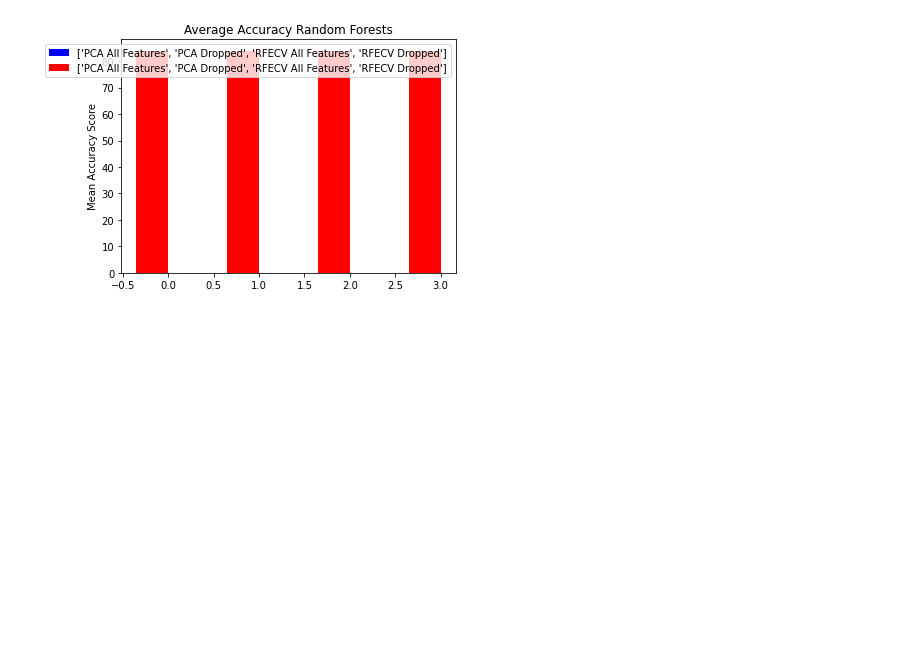
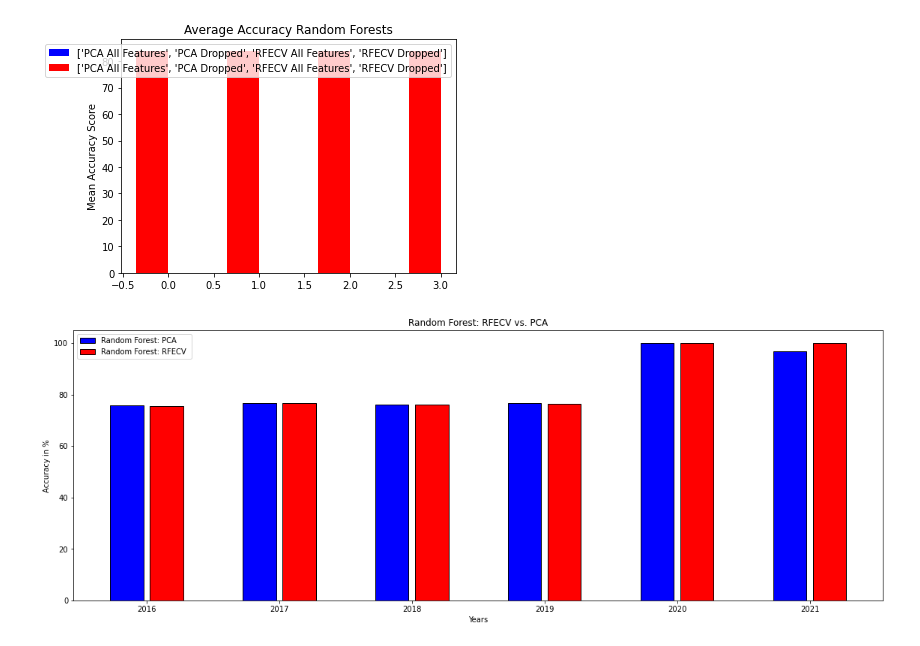
Before and after one commit to MatthewR1021/MLB_Classification, a Jupyter notebook: Modeling/Visualization_builder.ipynb, the cells around one changed output. Saved outputs shown, nothing was run; the diff lists cells and outputs as text; code cells hidden in the pictures; blank space fills up the shorter version.

```diff
--- a/Modeling/Visualization_builder.ipynb
+++ b/Modeling/Visualization_builder.ipynb
@@ -260,3 +260,18 @@ fig.tight_layout()
 plt.show()
 # %% [output]
 [figure]
+# %%
+data = [rf_pca_acc,
+Acc_75_25_rf]
+X = np.arange(6)
+fig = plt.figure(figsize=(15,5))
+ax = fig.add_axes([0,0,1,1])
+ax.bar(X - 0.15, data[0], color = 'b', width = 0.25,label='Random Forest: PCA',edgecolor='black')
+ax.bar(X + 0.15, data[1], color = 'r', width = 0.25,label='Random Forest: RFECV ',edgecolor='black')
+ax.set_title('Random Forest: RFECV vs. PCA')
+ax.legend()
+ax.set_xticklabels(year_yof)
+ax.set_ylabel('Accuracy in %')
+ax.set_xlabel('Years');
+# %% [output]
+[figure, added]
```
Also changed, not shown: 2 other files.
